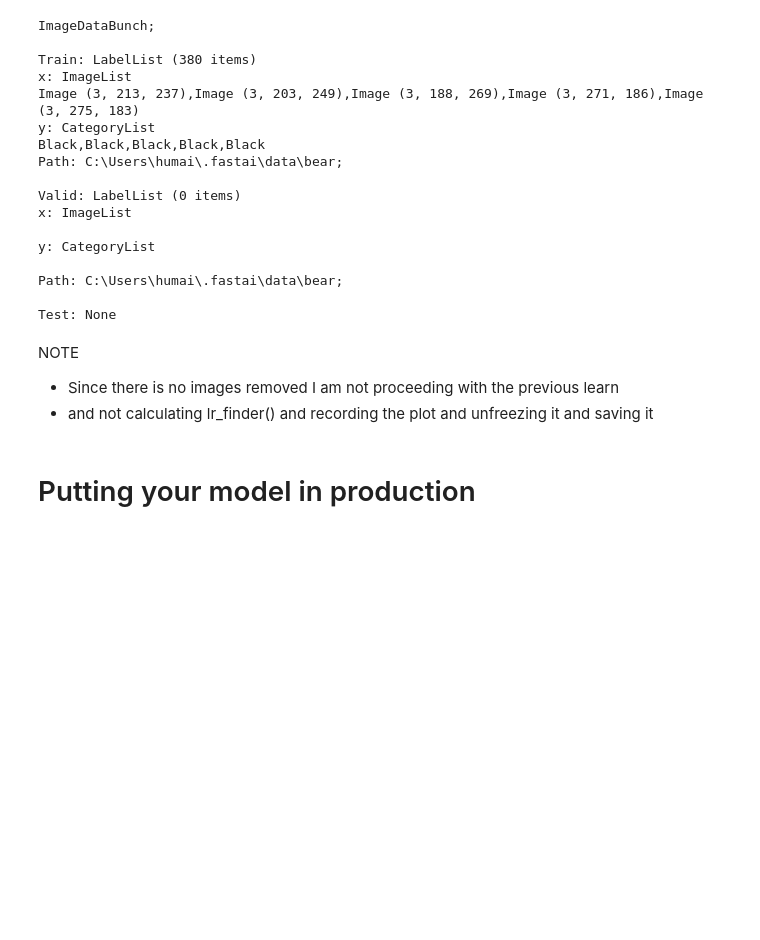
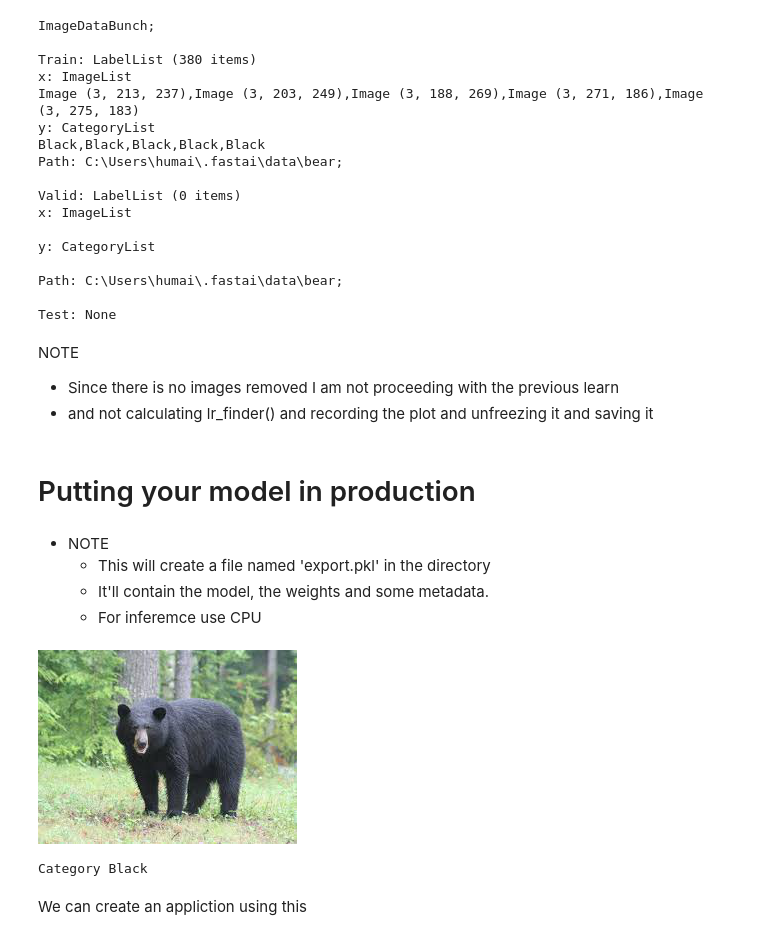
Before and after one commit to Humaidabdullah/FastAi-Course, a Jupyter notebook: Lesson 2.1 - Creating your own image dataset/CreatingYourOwnDataset.ipynb, the cells around one changed output. Cells and saved outputs as stored; diff of their text form; code cells hidden in the pictures; blank space fills up the shorter version.

```diff
--- a/Lesson 2.1 - Creating your own image dataset/CreatingYourOwnDataset.ipynb
+++ b/Lesson 2.1 - Creating your own image dataset/CreatingYourOwnDataset.ipynb
@@ -226,3 +247,8 @@ NOTE
 # Putting your model in production
 # %%
 learn.export()
+# %% [markdown]
+* NOTE
+    * This will create a file named 'export.pkl' in the directory
+    * It'll contain the model, the weights and some metadata.
+    * For inferemce use CPU
@@ -228,0 +258,5 @@ learn.export()
+# %%
+img = open_image(path/'black'/'00000021.jpg')
+img
+# %% [output]
+[figure, added]
@@ -228,0 +267,6 @@ learn.export()
+# %%
+pred_class
+# %% [output]
+Category Black
+# %% [markdown]
+We can create an appliction using this
```
Also changed, not shown: parts of 11 cells of this notebook.
